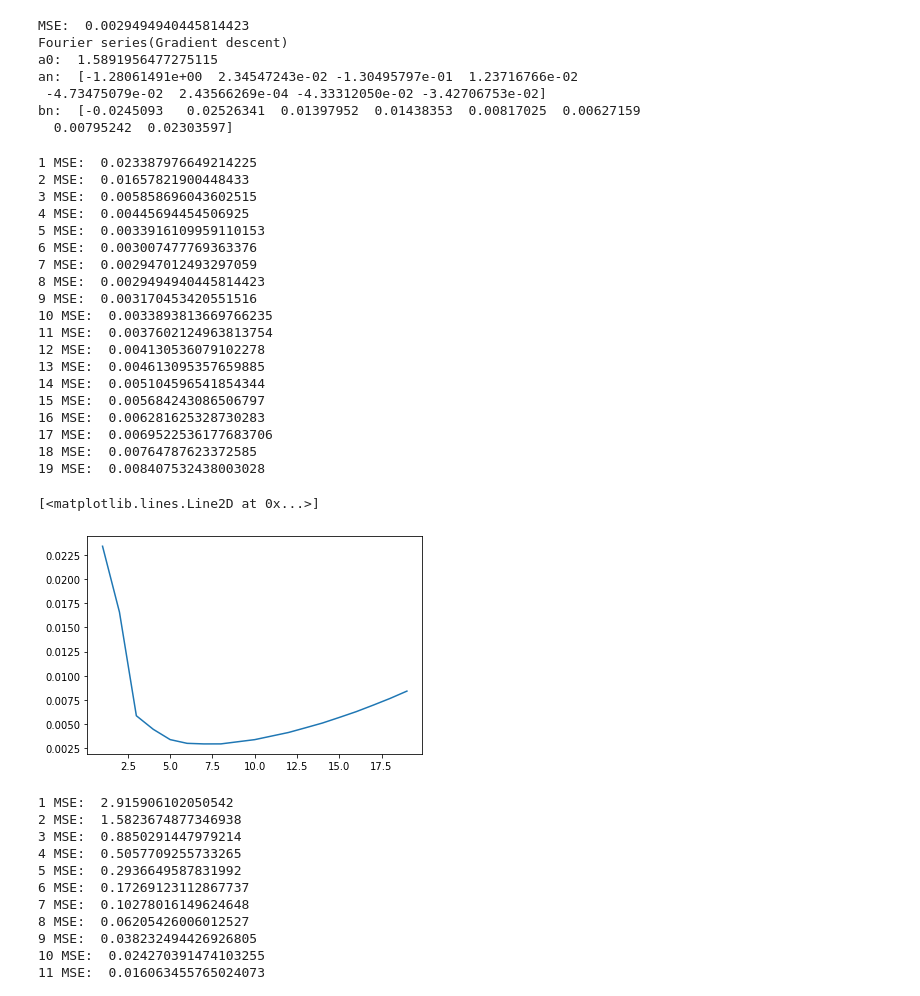
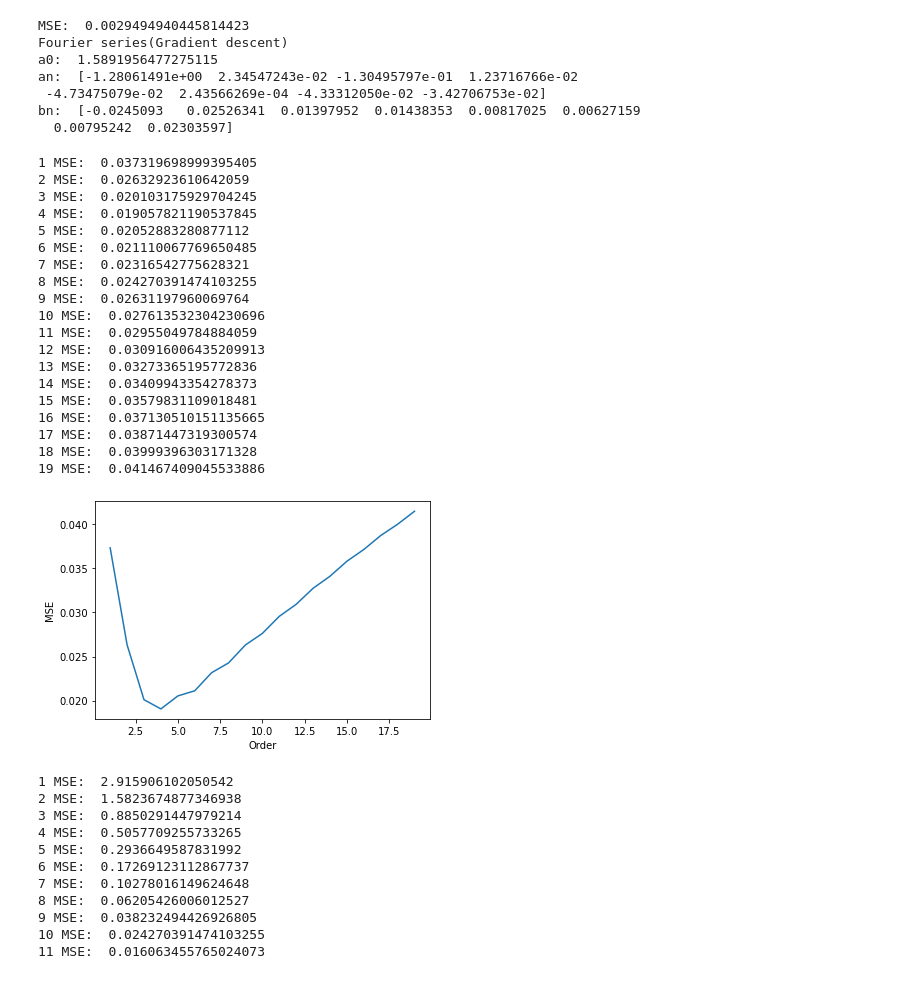
Before and after one commit to CHI-YU-SUNG/ML, a Jupyter notebook: hw2/HW2 .ipynb, the cells around one changed output. Cells and saved outputs as stored; diff of their text form; code cells hidden in the pictures.

```diff
--- a/hw2/HW2 .ipynb
+++ b/hw2/HW2 .ipynb
@@ -137,37 +129,36 @@ bn:  [-0.0245093   0.02526341  0.01397952  0.01438353  0.00817025  0.00627159
 # %%
 # (c) Order vs MSE
 mse_record = []
 for i in range(1,20):
-    a0_c, an_c,bn_c  = Gradient_descent(Input, 0.01, i)
+    a0_c, an_c,bn_c  = Gradient_descent(Input, 0.005, i)
     pattern_series_c = fourier(x, i, a0_c, an_c, bn_c)
     mse_record.append(mean_squared_error(Input,pattern_series_c))
     print(i,"MSE: ",mean_squared_error(Input,pattern_series_c))
 plt.plot(range(1,20,1),mse_record)
 plt.xlabel("Order")
 plt.ylabel("MSE")
 plt.show()
 # %% [output]
-1 MSE:  0.023387976649214225
-2 MSE:  0.01657821900448433
-3 MSE:  0.005858696043602515
-4 MSE:  0.00445694454506925
-5 MSE:  0.0033916109959110153
-6 MSE:  0.003007477769363376
-7 MSE:  0.002947012493297059
-8 MSE:  0.0029494940445814423
-9 MSE:  0.003170453420551516
-10 MSE:  0.0033893813669766235
-11 MSE:  0.0037602124963813754
-12 MSE:  0.004130536079102278
-13 MSE:  0.004613095357659885
-14 MSE:  0.005104596541854344
-15 MSE:  0.005684243086506797
-16 MSE:  0.006281625328730283
-17 MSE:  0.0069522536177683706
-18 MSE:  0.00764787623372585
-19 MSE:  0.008407532438003028
+1 MSE:  0.037319698999395405
+2 MSE:  0.02632923610642059
+3 MSE:  0.020103175929704245
+4 MSE:  0.019057821190537845
+5 MSE:  0.02052883280877112
+6 MSE:  0.021110067769650485
+7 MSE:  0.02316542775628321
+8 MSE:  0.024270391474103255
+9 MSE:  0.02631197960069764
+10 MSE:  0.027613532304230696
+11 MSE:  0.02955049784884059
+12 MSE:  0.030916006435209913
+13 MSE:  0.03273365195772836
+14 MSE:  0.03409943354278373
+15 MSE:  0.03579831109018481
+16 MSE:  0.037130510151135665
+17 MSE:  0.03871447319300574
+18 MSE:  0.03999396303171328
+19 MSE:  0.041467409045533886
-[<matplotlib.lines.Line2D at 0x...>]
-[figure, old version]
+[figure, new version]
 # %%
 # (d) learning rate vs MSE
 mse_record = []
```
Also changed, not shown: parts of 12 cells of this notebook, 2 other files.
